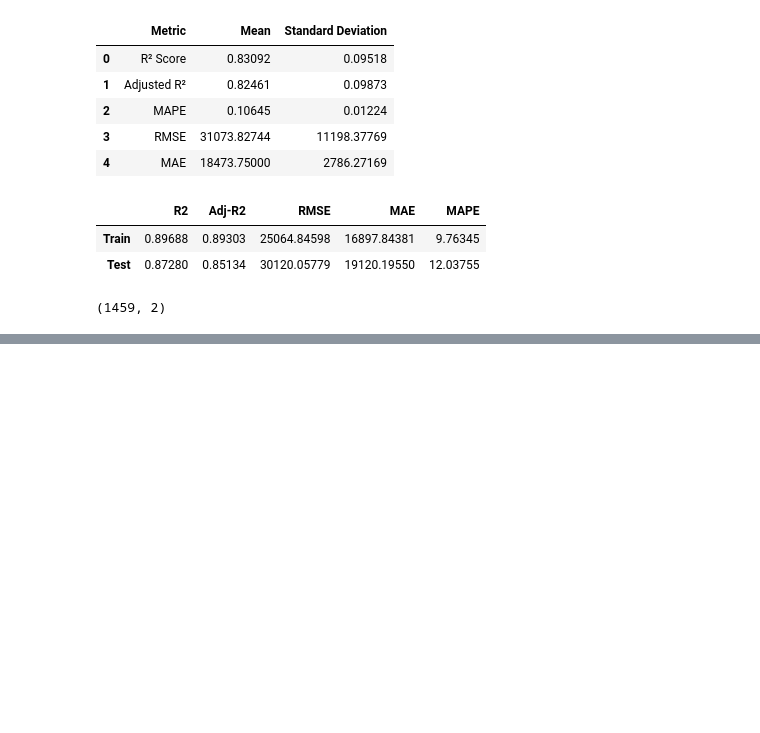
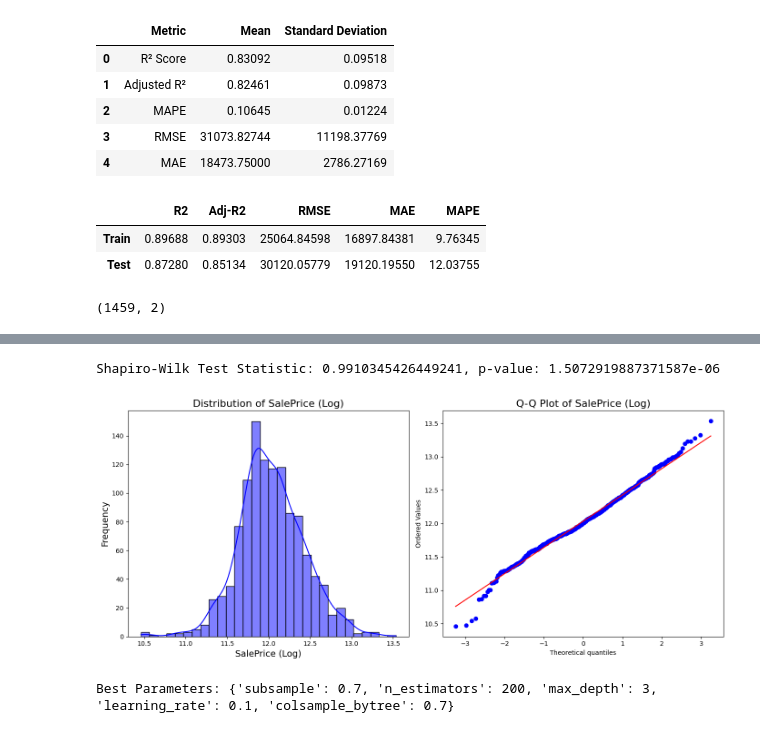
Before and after one commit to Alfredo2212/Kaggle-Data_Science, a Jupyter notebook: House Prices | Advanced Regression.ipynb, the cells around one changed output, grey strips where cells are left out. Drawn from its saved outputs; the diff is of its cells as text; code cells hidden in the pictures; blank space fills up the shorter version.

```diff
--- a/House Prices | Advanced Regression.ipynb
+++ b/House Prices | Advanced Regression.ipynb
@@ -1317,0 +1579,45 @@ Model doesnt benefit anymore from doing ridge penalization after transformation,
+# %%
+# SalePrice Normality Transformation
+y_train_log = np.log1p(y_train)
+y_test_log = np.log1p(y_test)
+
+# Shapiro wilk's test for normality
+stat, p = stats.shapiro(y_train_log)
+print(f"Shapiro-Wilk Test Statistic: {stat}, p-value: {p}")
+
+# Create a figure with 2 subplots side by side
+fig, axes = plt.subplots(1, 2, figsize=(14, 6))
+
+# Histogram with KDE
+sns.histplot(y_train_log, kde=True, bins=30, color='blue', ax=axes[0])
+axes[0].set_title('Distribution of SalePrice (Log)', fontsize=16)
+axes[0].set_xlabel('SalePrice (Log)', fontsize=14)
+axes[0].set_ylabel('Frequency', fontsize=14)
+
+# Q-Q plot
+stats.probplot(y_train_log, dist="norm", plot=axes[1])
+axes[1].set_title('Q-Q Plot of SalePrice (Log)', fontsize=16)
+
+# Adjust layout and show
+plt.tight_layout()
+plt.show()
+# %% [output]
+Shapiro-Wilk Test Statistic: 0.9910345426449241, p-value: 1.5072919887371587e-06
+[figure, added]
+# %%
+# Finding best parameter for XGBoost
+param_grid = {
+    'n_estimators': [100, 200, 300],
+    'max_depth': [3, 6, 9],
+    'learning_rate': [0.01, 0.1, 0.2],
+    'subsample': [0.7, 0.8, 1.0],
+    'colsample_bytree': [0.7, 0.8, 1.0]
+}
+
+random_xgb = RandomizedSearchCV(XGBRegressor(), param_distributions=param_grid,
+                                n_iter=10, cv=5, scoring='neg_mean_squared_error', n_jobs=-1)
+random_xgb.fit(x_train_xgb, y_train_log) # ols_xgb pvcheck & normality for y
+
+print(f"Best Parameters: {random_xgb.best_params_}")
+# %% [output]
+Best Parameters: {'subsample': 0.7, 'n_estimators': 200, 'max_depth': 3, 'learning_rate': 0.1, 'colsample_bytree': 0.7}
```
Also changed, not shown: parts of 34 cells of this notebook.
